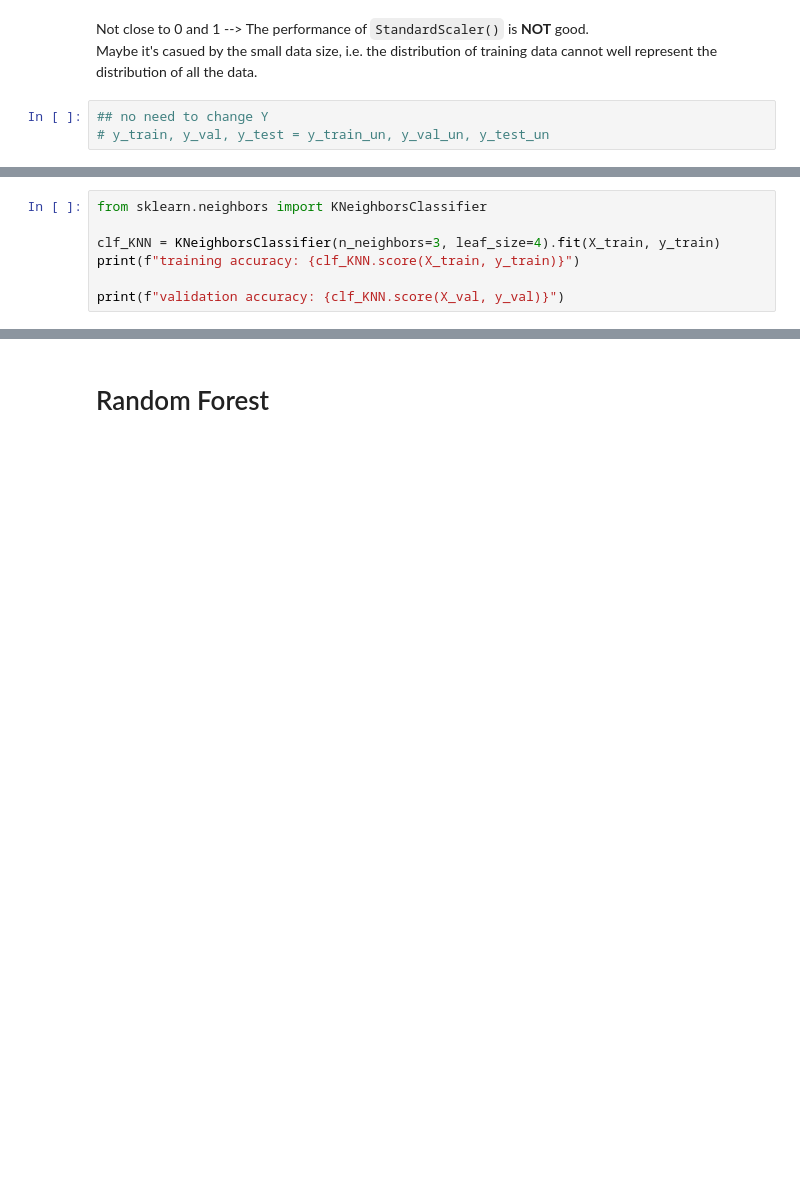
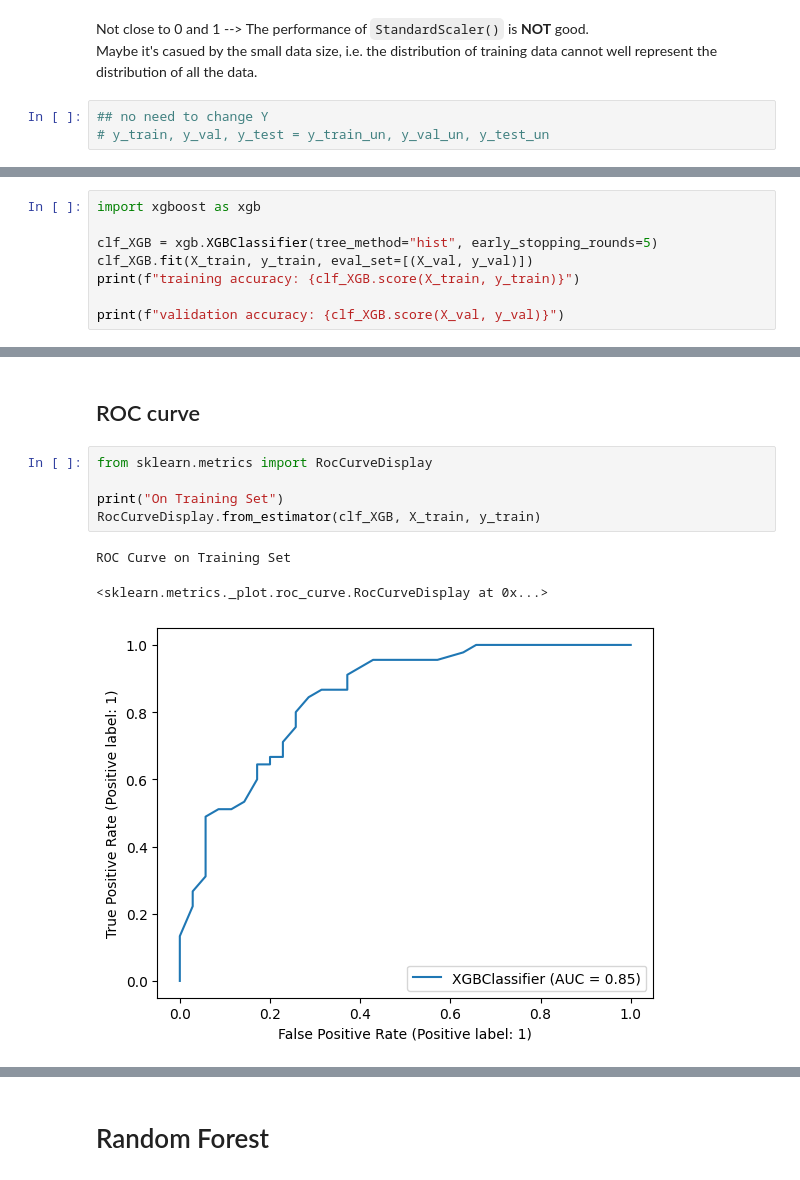
Before and after one commit to Arnoldzyf/Apziva-Projects, a Jupyter notebook: 1_happy_customers.ipynb, the cells around one changed output, grey strips where cells are left out. Drawn from its saved outputs; the diff is of its cells as text; blank space fills up the shorter version.

```diff
--- a/1_happy_customers.ipynb
+++ b/1_happy_customers.ipynb
@@ -328,8 +321,9 @@ validation accuracy: 0.42105263157894735
 # %%
-from sklearn.neighbors import KNeighborsClassifier
+import xgboost as xgb
 
-clf_KNN = KNeighborsClassifier(n_neighbors=3, leaf_size=4).fit(X_train, y_train)
-print(f"training accuracy: {clf_KNN.score(X_train, y_train)}")
+clf_XGB = xgb.XGBClassifier(tree_method="hist", early_stopping_rounds=5)
+clf_XGB.fit(X_train, y_train, eval_set=[(X_val, y_val)])
+print(f"training accuracy: {clf_XGB.score(X_train, y_train)}")
 
-print(f"validation accuracy: {clf_KNN.score(X_val, y_val)}")
+print(f"validation accuracy: {clf_XGB.score(X_val, y_val)}")
 # %% [output]
@@ -337,0 +383,11 @@ validation accuracy: 0.5789473684210527
+# %% [markdown]
+## ROC curve
+# %%
+from sklearn.metrics import RocCurveDisplay
+
+print("On Training Set")
+RocCurveDisplay.from_estimator(clf_XGB, X_train, y_train)
+# %% [output]
+ROC Curve on Training Set
+<sklearn.metrics._plot.roc_curve.RocCurveDisplay at 0x...>
+[figure, added]
```
Also changed, not shown: parts of 31 cells of this notebook.
